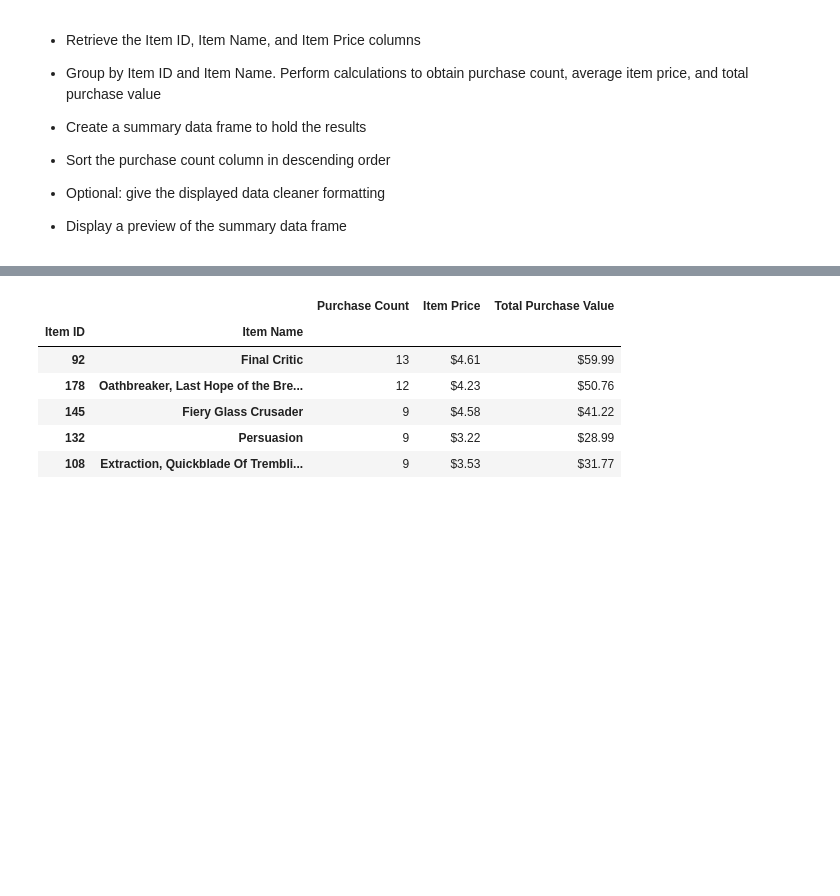
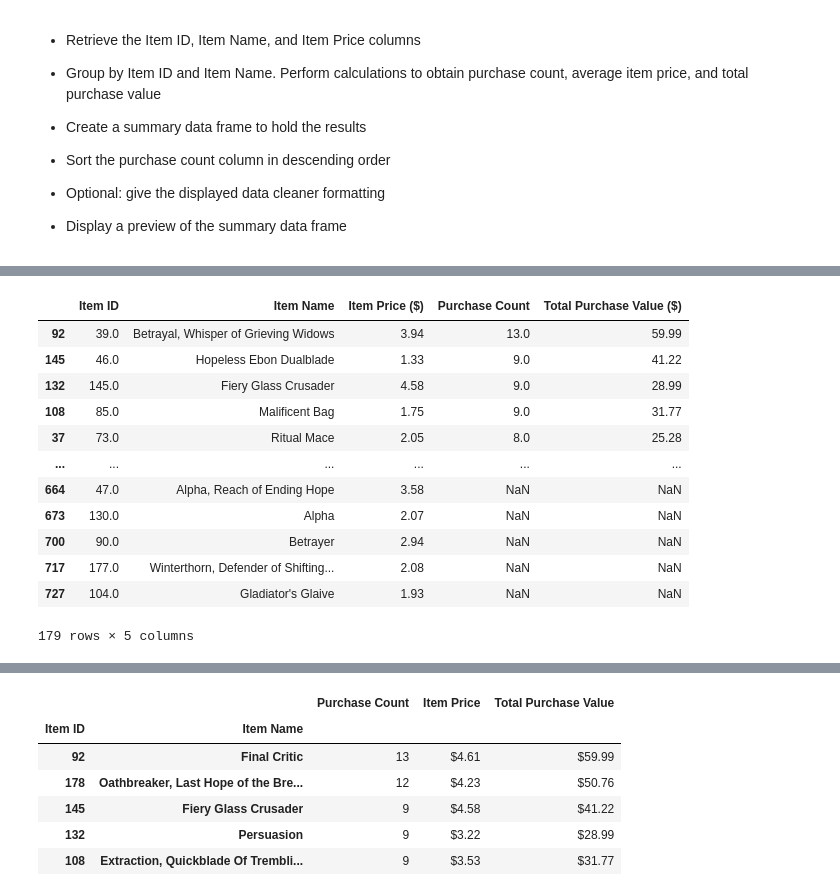
Before and after one commit to JMazick/pandas-challenge, a Jupyter notebook: HeroesOfPymoli/HeroesOfPymoli_starter.ipynb, the cells around one changed output, grey strips where cells are left out. Saved outputs shown, nothing was run; the diff lists cells and outputs as text; code cells hidden in the pictures; blank space fills up the shorter version.

```diff
--- a/HeroesOfPymoli/HeroesOfPymoli_starter.ipynb
+++ b/HeroesOfPymoli/HeroesOfPymoli_starter.ipynb
@@ -614,0 +712,17 @@ combined_top_spenders
+# %%
+most_popular_items = most_popular_items.sort_values(by='Purchase Count', ascending=False)
+most_popular_items
+# %% [output]
+|  | Item ID | Item Name | Item Price ($) | Purchase Count | Total Purchase Value ($) |
+| 92 | 39.0 | Betrayal, Whisper of Grieving Widows | 3.94 | 13.0 | 59.99 |
+| 145 | 46.0 | Hopeless Ebon Dualblade | 1.33 | 9.0 | 41.22 |
+| 132 | 145.0 | Fiery Glass Crusader | 4.58 | 9.0 | 28.99 |
+| 108 | 85.0 | Malificent Bag | 1.75 | 9.0 | 31.77 |
+| 37 | 73.0 | Ritual Mace | 2.05 | 8.0 | 25.28 |
+| ... | ... | ... | ... | ... | ... |
+| 664 | 47.0 | Alpha, Reach of Ending Hope | 3.58 | NaN | NaN |
+| 673 | 130.0 | Alpha | 2.07 | NaN | NaN |
+| 700 | 90.0 | Betrayer | 2.94 | NaN | NaN |
+| 717 | 177.0 | Winterthorn, Defender of Shifting... | 2.08 | NaN | NaN |
+| 727 | 104.0 | Gladiator's Glaive | 1.93 | NaN | NaN |
+179 rows × 5 columns
```
Also changed, not shown: parts of 7 cells of this notebook.
